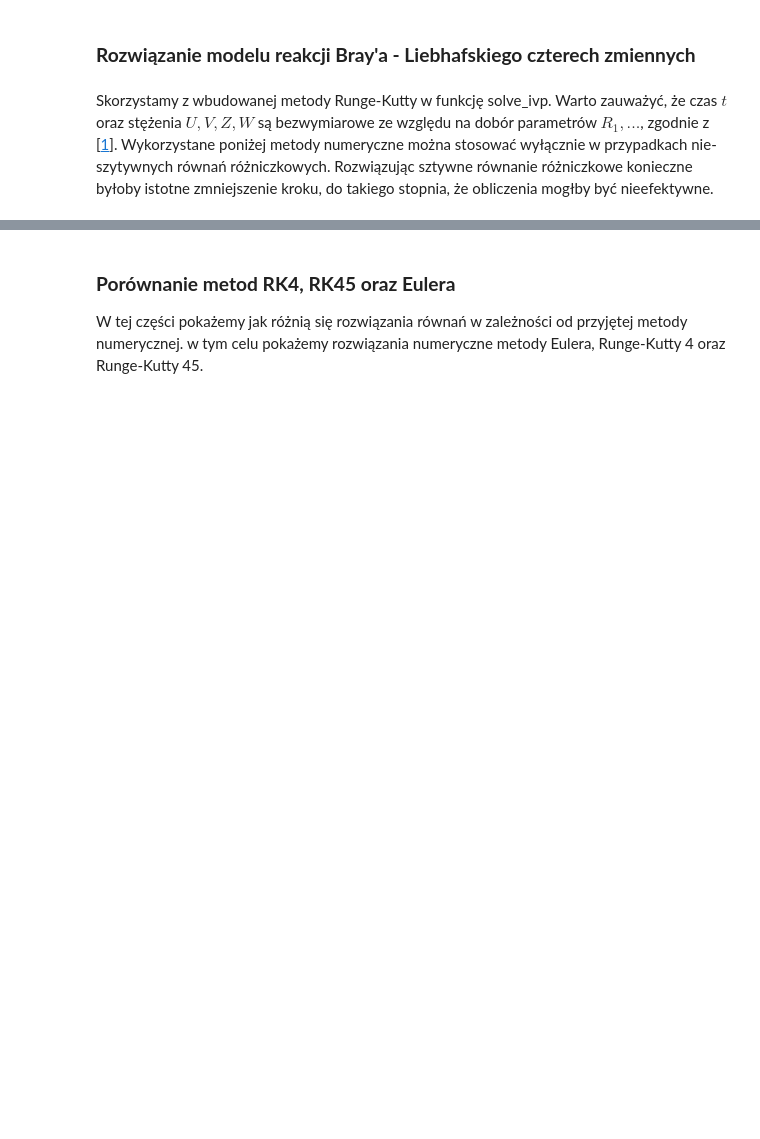
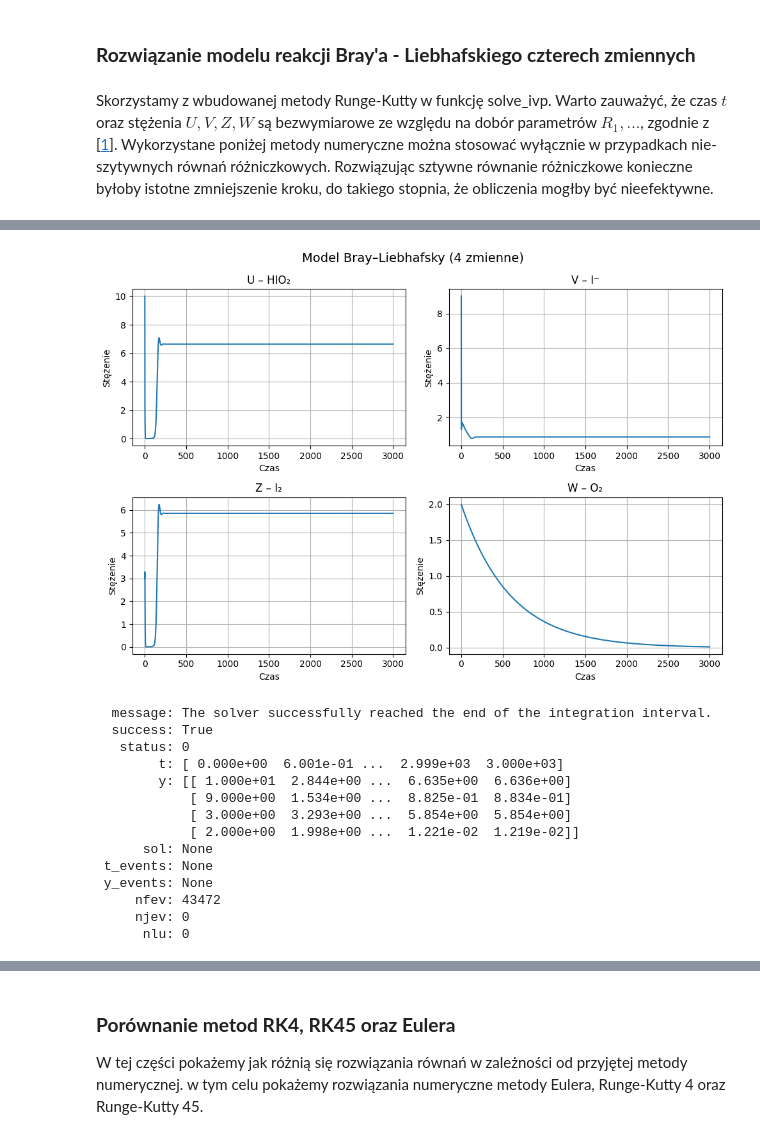
Before and after one commit to Karol-Garbaczewski/Kinetyka-Chemiczna---reakcja-Braya-Liebhafski-ego, a Jupyter notebook: main.ipynb, the cells around one changed output, grey strips where cells are left out. Cells and saved outputs as stored; diff of their text form; code cells hidden in the pictures; blank space fills up the shorter version.

```diff
--- a/main.ipynb
+++ b/main.ipynb
@@ -339,0 +354,18 @@ bl_model(U0, V0, Z0, W0, R1, R2, 1, R4, R5, R6, R7)
+# %%
+bl_model(U0, V0, Z0, W0, R1, R2, 0.9, R4, R5, R6, R7)
+# %% [output]
+[figure, added]
+  message: The solver successfully reached the end of the integration interval.
+  success: True
+   status: 0
+        t: [ 0.000e+00  6.001e-01 ...  2.999e+03  3.000e+03]
+        y: [[ 1.000e+01  2.844e+00 ...  6.635e+00  6.636e+00]
+            [ 9.000e+00  1.534e+00 ...  8.825e-01  8.834e-01]
+            [ 3.000e+00  3.293e+00 ...  5.854e+00  5.854e+00]
+            [ 2.000e+00  1.998e+00 ...  1.221e-02  1.219e-02]]
+      sol: None
+ t_events: None
+ y_events: None
+     nfev: 43472
+     njev: 0
+      nlu: 0
```
Also changed, not shown: parts of 16 cells of this notebook.
